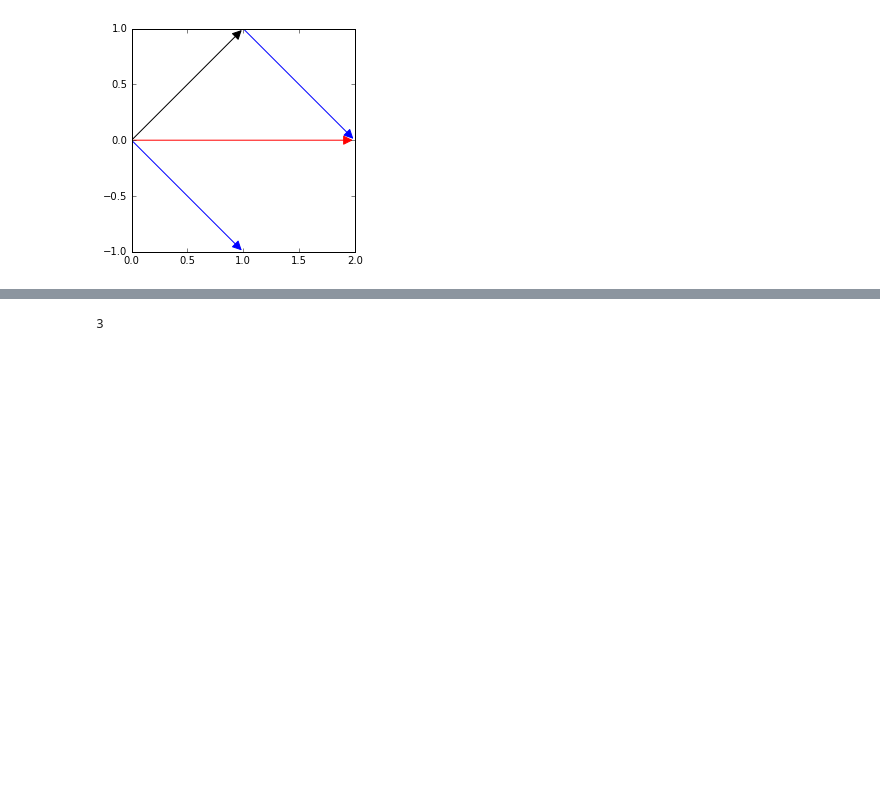
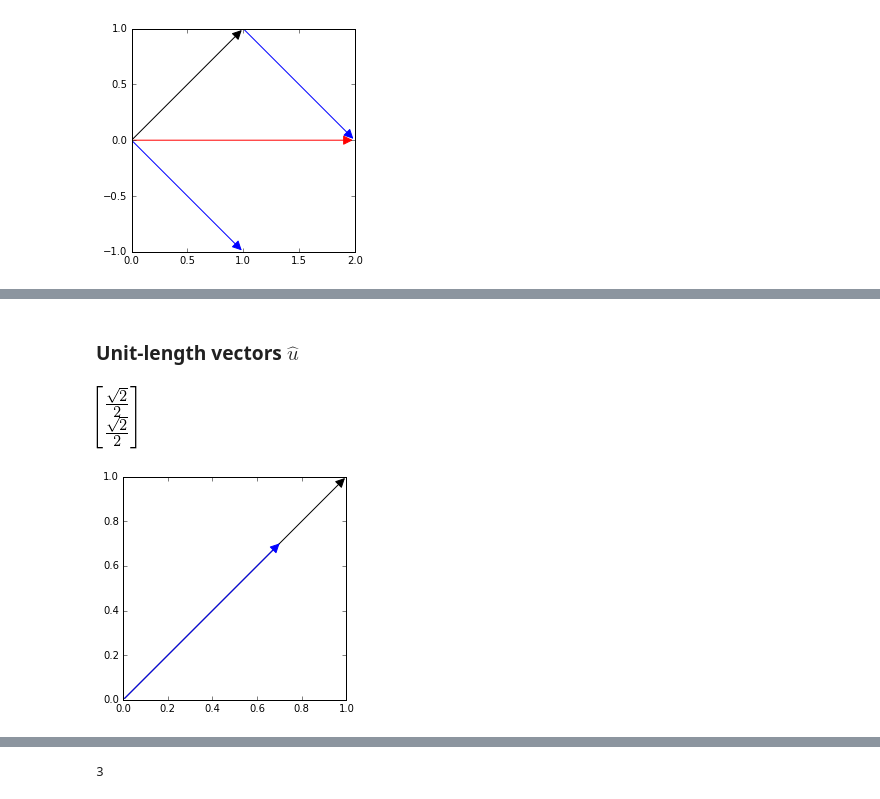
Before and after one commit to minireference/noBSLAnotebooks, a Jupyter notebook: Linear_algebra_overview.ipynb, the cells around one changed output, grey strips where cells are left out. Drawn from its saved outputs; the diff is of its cells as text; code cells hidden in the pictures; blank space fills up the shorter version.

```diff
--- a/Linear_algebra_overview.ipynb
+++ b/Linear_algebra_overview.ipynb
@@ -96,0 +112,12 @@ u+v
+# %% [markdown]
+### Unit-length vectors $\hat{u}$
+# %%
+uhat = u/u.norm()
+
+fig = mpl.figure()
+plot_vecs(u,uhat)
+
+uhat
+# %% [output]
+[figure, added]
+[figure, added]
```
Also changed, not shown: parts of 59 cells of this notebook.
